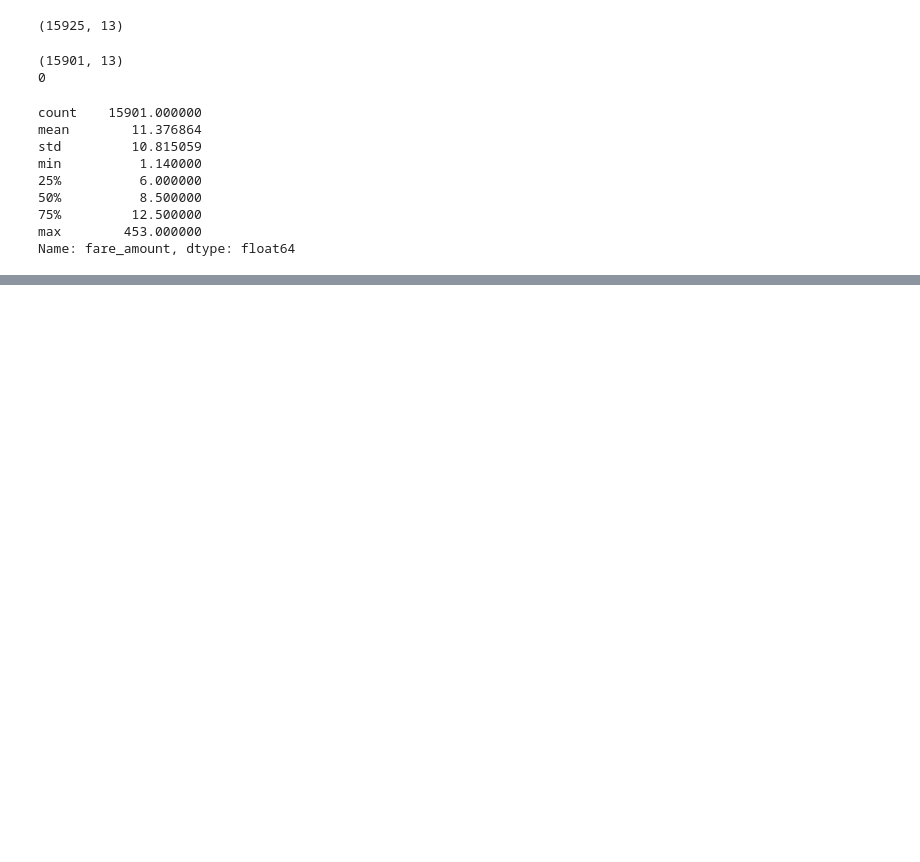
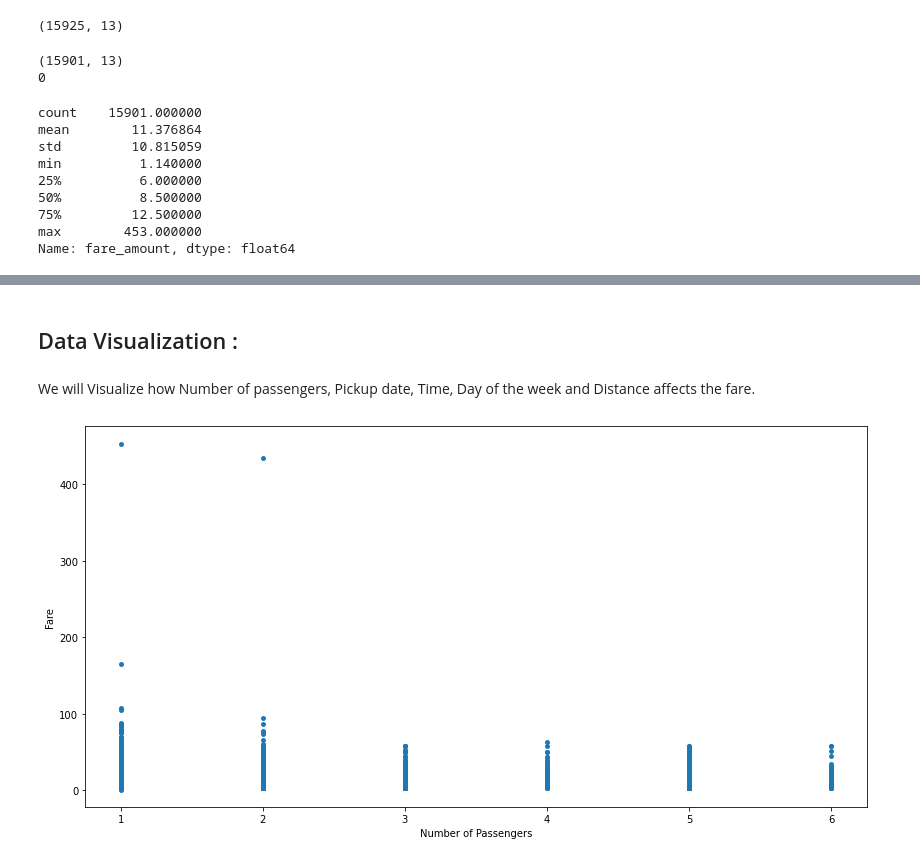
Before and after one commit to Souravthakur540/Cab-Fare-Prediction, a Jupyter notebook: Cabfareprediction.ipynb, the cells around one changed output, grey strips where cells are left out. Drawn from its saved outputs; the diff is of its cells as text; code cells hidden in the pictures; blank space fills up the shorter version.

Commit message:
Exploratory data analysis

```diff
--- a/Cabfareprediction.ipynb
+++ b/Cabfareprediction.ipynb
@@ -397,0 +569,4 @@ Name: fare_amount, dtype: float64
+# %%
+# removing rows with very high distance travelled
+train = train.drop(train[train['distance'] > 129].index, axis=0)
+train.shape
@@ -397,0 +586,4 @@ Name: fare_amount, dtype: float64
+# %%
+drop = ['pickup_datetime', 'pickup_longitude', 'pickup_latitude','dropoff_longitude', 'dropoff_latitude', 'Minute']
+# %%
+train = train.drop(drop, axis = 1)
@@ -397,0 +616,9 @@ Name: fare_amount, dtype: float64
+# %%
+# Converting data types of some variables
+
+train['year'] = train['year'].astype('int64')
+train['Month'] = train['Month'].astype('int64')
+train['Date'] = train['Date'].astype('int64')
+train['Day'] = train['Day'].astype('int64')
+train['Hour'] = train['Hour'].astype('int64')
+train['passenger_count'] = train['passenger_count'].astype('int64')
@@ -397,0 +660,14 @@ Name: fare_amount, dtype: float64
+# %% [markdown]
+<h2> Data Visualization :</h2>
+# %% [markdown]
+We will Visualize how Number of passengers, Pickup date, Time, Day of the week and Distance affects the fare.
+# %%
+# Relation between number of passengers and fare
+
+plt.figure(figsize=(14,7))
+plt.scatter(x = train['passenger_count'], y = train['fare_amount'], s=15)
+plt.xlabel('Number of Passengers')
+plt.ylabel('Fare')
+plt.show()
+# %% [output]
+[figure, added]
```
Also changed, not shown: parts of 50 cells of this notebook.
